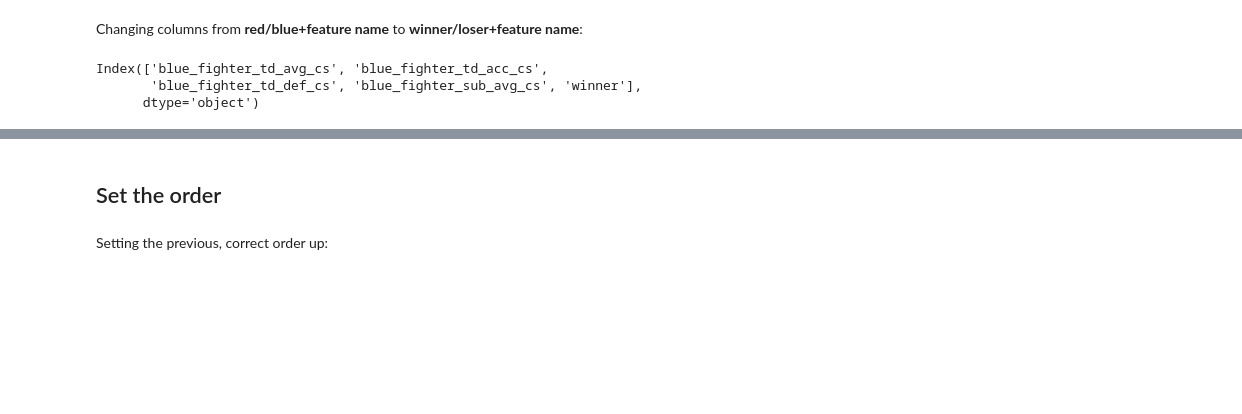
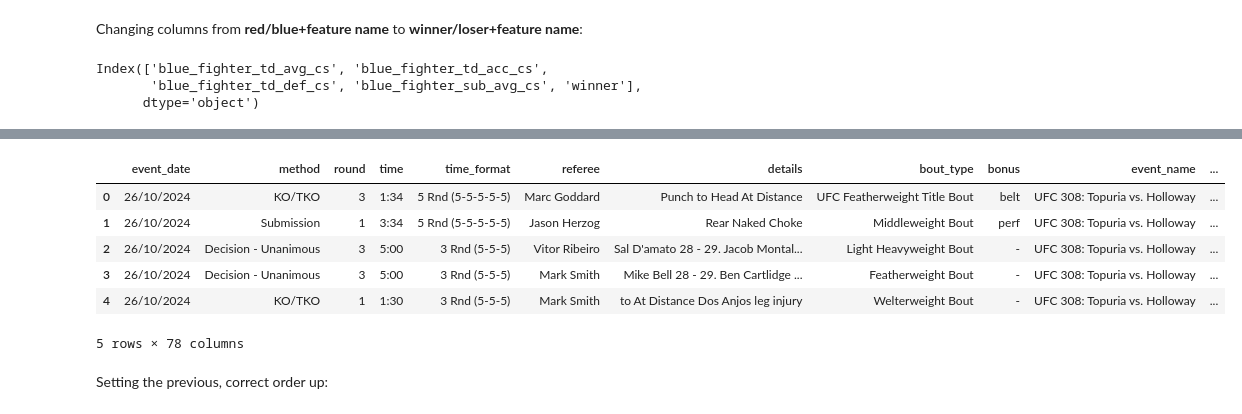
Before and after one commit to komaksym/UFC-DataLab, a Jupyter notebook: data/src/prepare_for_EDA.ipynb, the cells around one changed output, grey strips where cells are left out. Saved outputs shown, nothing was run; the diff lists cells and outputs as text; code cells hidden in the pictures; blank space fills up the shorter version.

```diff
--- a/data/src/prepare_for_EDA.ipynb
+++ b/data/src/prepare_for_EDA.ipynb
@@ -397,6 +395,14 @@ Index(['loser_KD', 'winner_str_def_cs', 'loser_str_def_cs', 'winner_rev',
       dtype='object')
-# %% [markdown]
-## Set the order
+# %%
+stats.head()
+# %% [output]
+|  | event_date | method | round | time | time_format | referee | details | bout_type | bonus | event_name | ... |
+| 0 | 26/10/2024 | KO/TKO | 3 | 1:34 | 5 Rnd (5-5-5-5-5) | Marc Goddard | Punch to Head At Distance | UFC Featherweight Title Bout | belt | UFC 308: Topuria vs. Holloway | ... |
+| 1 | 26/10/2024 | Submission | 1 | 3:34 | 5 Rnd (5-5-5-5-5) | Jason Herzog | Rear Naked Choke | Middleweight Bout | perf | UFC 308: Topuria vs. Holloway | ... |
+| 2 | 26/10/2024 | Decision - Unanimous | 3 | 5:00 | 3 Rnd (5-5-5) | Vitor Ribeiro | Sal D'amato 28 - 29. Jacob Montal... | Light Heavyweight Bout | - | UFC 308: Topuria vs. Holloway | ... |
+| 3 | 26/10/2024 | Decision - Unanimous | 3 | 5:00 | 3 Rnd (5-5-5) | Mark Smith | Mike Bell 28 - 29. Ben Cartlidge ... | Featherweight Bout | - | UFC 308: Topuria vs. Holloway | ... |
+| 4 | 26/10/2024 | KO/TKO | 1 | 1:30 | 3 Rnd (5-5-5) | Mark Smith | to At Distance Dos Anjos leg injury | Welterweight Bout | - | UFC 308: Topuria vs. Holloway | ... |
+5 rows × 78 columns
 # %% [markdown]
 Setting the previous, correct order up:
 # %%
```
Also changed, not shown: parts of 29 cells of this notebook.
